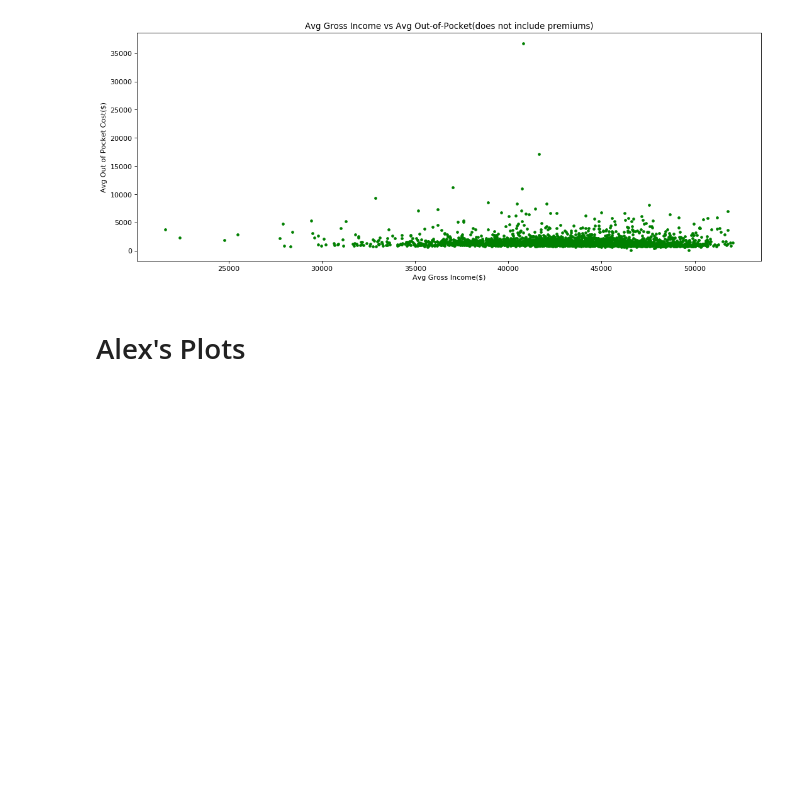
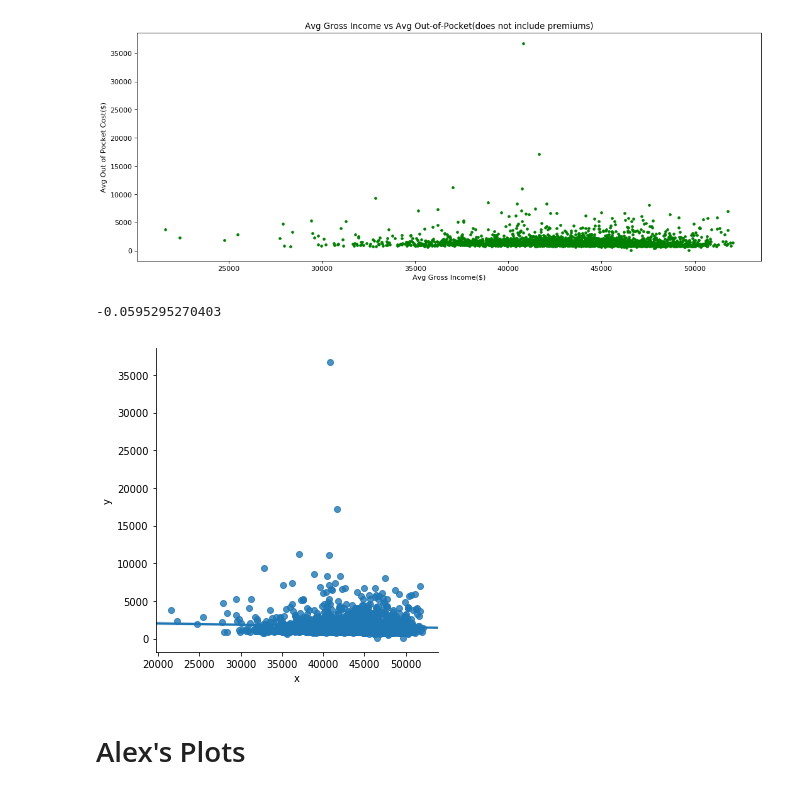
Before and after one commit to jwarlop/BC_Proj001, a Jupyter notebook: main_plots.ipynb, the cells around one changed output. Cells and saved outputs as stored; diff of their text form; code cells hidden in the pictures; blank space fills up the shorter version.

Commit message:
Added alex plot

```diff
--- a/main_plots.ipynb
+++ b/main_plots.ipynb
@@ -37,6 +37,19 @@ aoop = sum(df_agi['oop'])/len(df_agi['oop'])
 # >>>>>>>>>>>>>>>>>>>>>>>>>>> END JOHN'S  SECTION <<<<<<<<<<<<<<<<<<<<<<<<<<<<<<<<<<<
 # %% [output]
 [figure]
+# %%
+import seaborn as sns
+from scipy import stats
+import numpy as np
+x=df_agi['avgAGI']
+y=df_agi['oop']
+df=pd.DataFrame({'x':x,'y':y})
+sns.lmplot(data=df,x='x',y='y',fit_reg=True)
+slope, intercept, r_value, p_value, std_err = stats.linregress(x,y)
+print(r_value)
+# %% [output]
+-0.0595295270403
+[figure, added]
 # %% [markdown]
 # Alex's Plots
 # %%
```
Also changed, not shown: 2 other files.
